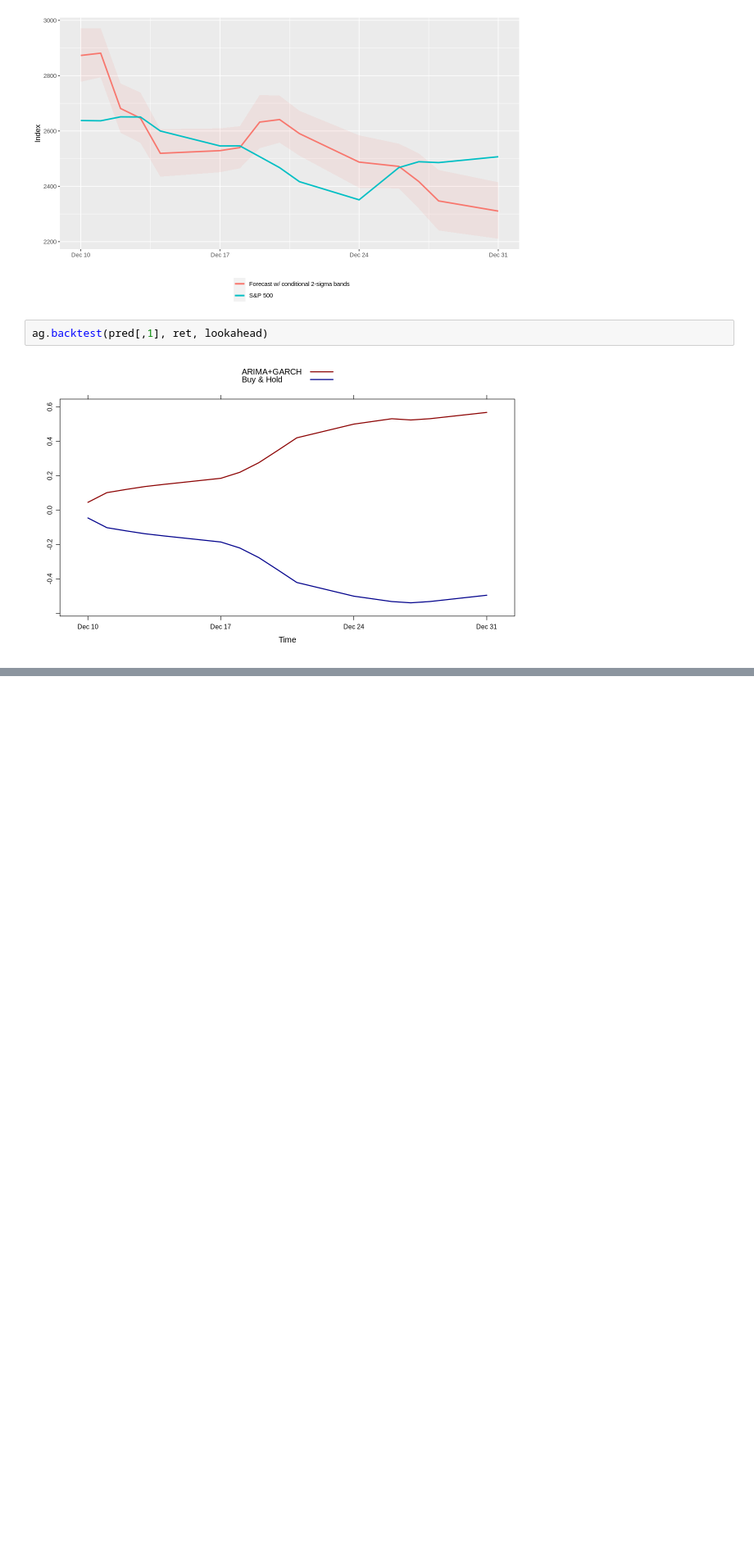
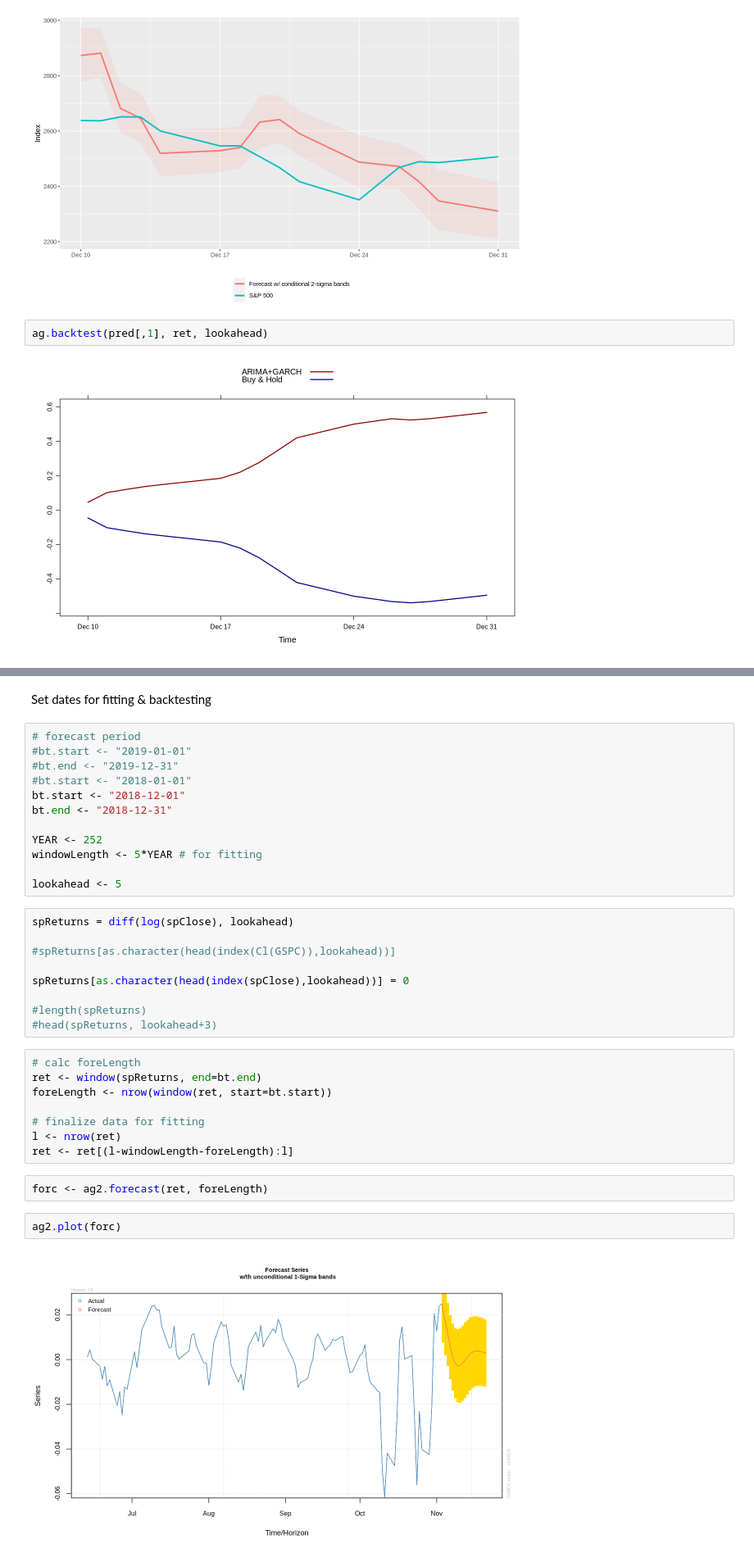
Before and after one commit to lbk209/timeseries, a Jupyter notebook: r_quantstart_arima_garch_gc.ipynb, the cells around one changed output, grey strips where cells are left out. Shown at 82% size. Cells and saved outputs as stored; diff of their text form; blank space fills up the shorter version.

Commit message:
updating ag2.forecast

```diff
--- a/r_quantstart_arima_garch_gc.ipynb
+++ b/r_quantstart_arima_garch_gc.ipynb
@@ -631,0 +818,37 @@ ag.backtest(pred[,1], ret, lookahead)
+# %% [markdown]
+Set dates for fitting & backtesting
+# %%
+# forecast period
+#bt.start <- "2019-01-01"
+#bt.end <- "2019-12-31"
+#bt.start <- "2018-01-01"
+bt.start <- "2018-12-01"
+bt.end <- "2018-12-31"
+
+YEAR <- 252
+windowLength <- 5*YEAR # for fitting
+
+lookahead <- 5
+# %%
+spReturns = diff(log(spClose), lookahead)
+
+#spReturns[as.character(head(index(Cl(GSPC)),lookahead))]
+
+spReturns[as.character(head(index(spClose),lookahead))] = 0
+
+#length(spReturns)
+#head(spReturns, lookahead+3)
+# %%
+# calc foreLength
+ret <- window(spReturns, end=bt.end)
+foreLength <- nrow(window(ret, start=bt.start))
+
+# finalize data for fitting
+l <- nrow(ret)
+ret <- ret[(l-windowLength-foreLength):l]
+# %%
+forc <- ag2.forecast(ret, foreLength)
+# %%
+ag2.plot(forc)
+# %% [output]
+[figure, added]
```
Also changed, not shown: parts of 20 cells of this notebook.
